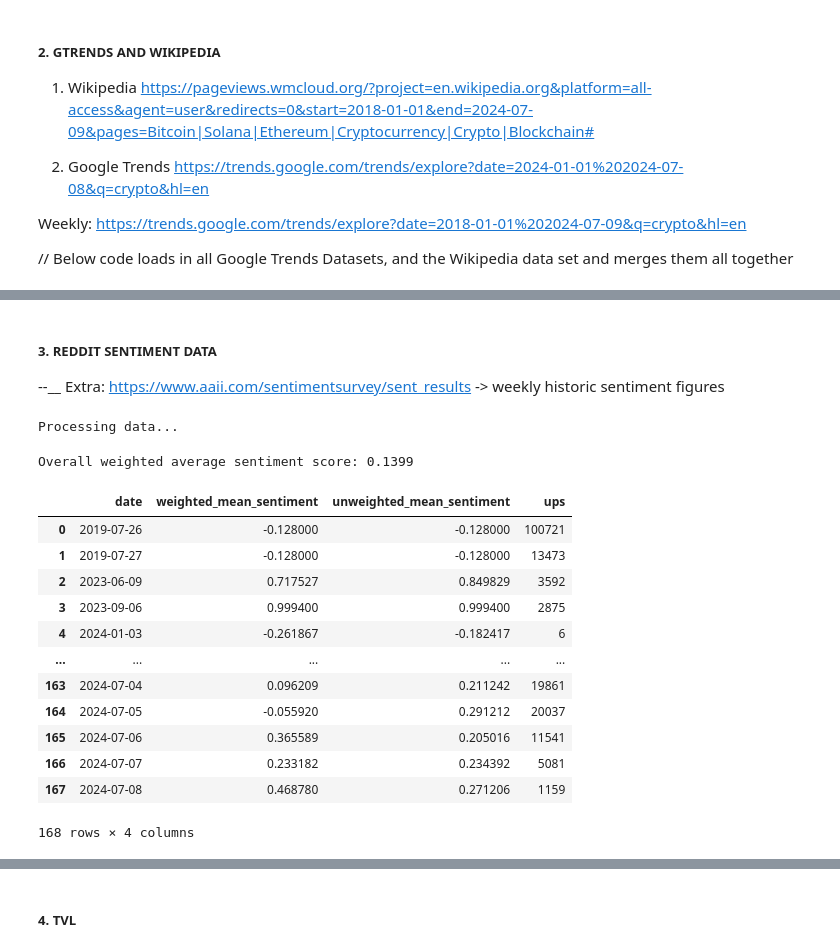
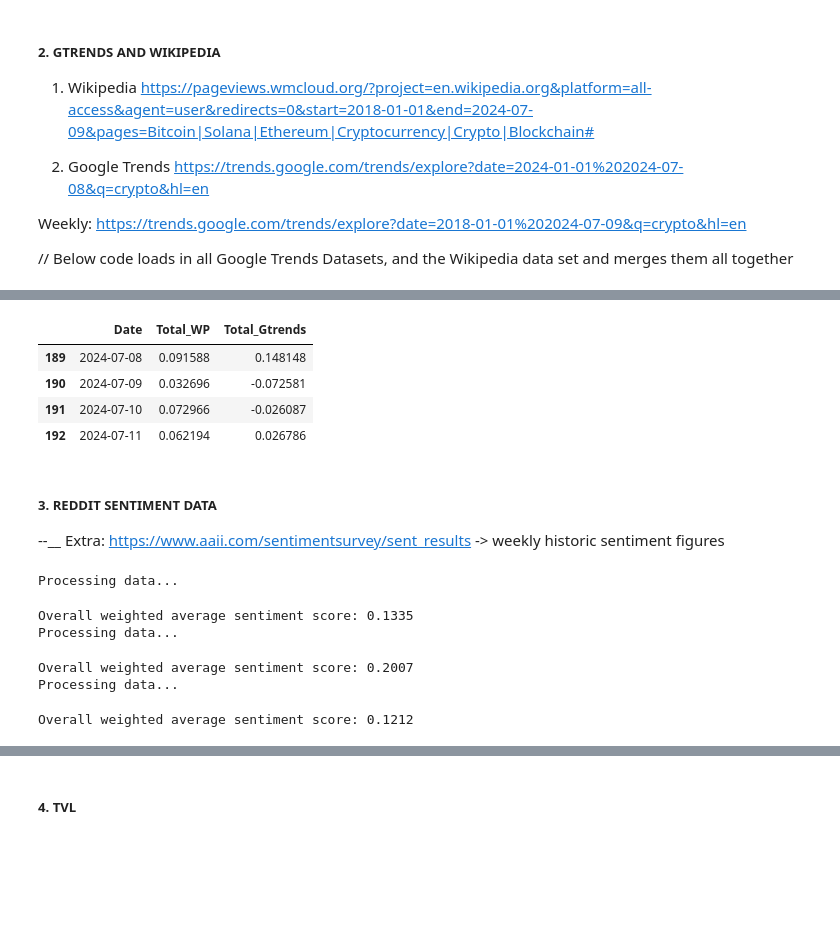
Before and after one commit to NumericCamel/Master-Thesis, a Jupyter notebook: notebook/dataset_creation.ipynb, the cells around one changed output, grey strips where cells are left out. Drawn from its saved outputs; the diff is of its cells as text; code cells hidden in the pictures; blank space fills up the shorter version.

```diff
--- a/notebook/dataset_creation.ipynb
+++ b/notebook/dataset_creation.ipynb
@@ -119,9 +119,10 @@ all_ext
 all_ext = camel.convert_to_percentage_change(all_ext, 'Date')
 all_ext.Date = pd.to_datetime(all_ext.Date)
 #all_ext_pca = camel.pca_v2(all_ext, blacklist=['Date'], n_components=4, n_feat=7)
-all_ext_pca['Date'] = all_ext['Date'].reset_index(drop=True)
-all_ext.tail(4)
+#all_ext_pca['Date'] = all_ext['Date'].reset_index(drop=True)
+
 print(all_ext.Date.min())
 print(all_ext.Date.max())
+all_ext.tail(4)
 # %% [output]
 2024-01-02 00:00:00
@@ -129,3 +130,8 @@ print(all_ext.Date.max())
+|  | Date | Total_WP | Total_Gtrends |
+| 189 | 2024-07-08 | 0.091588 | 0.148148 |
+| 190 | 2024-07-09 | 0.032696 | -0.072581 |
+| 191 | 2024-07-10 | 0.072966 | -0.026087 |
+| 192 | 2024-07-11 | 0.062194 | 0.026786 |
 # %% [markdown]
 ##### 3. REDDIT SENTIMENT DATA
 
@@ -135,29 +141,27 @@ print(all_ext.Date.max())
 btc_reddit = pd.read_csv('data/raw/reddit/BTC_R.csv')
 eth_reddit = pd.read_csv('data/raw/reddit/ETH_R.csv')
 sol_reddit = pd.read_csv('data/raw/reddit/SOL_R.csv')
+sol_reddit['date_posted'] = pd.to_datetime(sol_reddit['date_posted'], utc=True)
+sol_reddit['date_posted'] = sol_reddit['date_posted'].dt.date
+
 
 #Merge
-all_reddit = pd.concat([btc_reddit, eth_reddit, sol_reddit])
-all_reddit.date_posted = pd.to_datetime(all_reddit.date_posted, utc=True)
-all_reddit['date_posted'] = all_reddit['date_posted'].dt.strftime('%m/%d/%Y')
-all_reddit.date_posted = pd.to_datetime(all_reddit.date_posted)
+#all_reddit = pd.concat([btc_reddit, eth_reddit, sol_reddit])
+#all_reddit.date_posted = pd.to_datetime(all_reddit.date_posted, utc=True)
+#all_reddit['date_posted'] = all_reddit['date_posted'].dt.strftime('%m/%d/%Y')
+#all_reddit.date_posted = pd.to_datetime(all_reddit.date_posted)
 
-all_reddit = sentiment_analyzer.main(all_reddit)
-all_reddit.to_csv('data/processed/all_reddit_sen.csv')
-all_reddit
+#all_reddit = sentiment_analyzer.main(all_reddit)
+#all_reddit.to_csv('data/processed/all_reddit_sen.csv')
+
+
+btc_reddit_sen = sentiment_analyzer.main(btc_reddit)
+eth_reddit_sen = sentiment_analyzer.main(eth_reddit)
+sol_reddit_sen = sentiment_analyzer.main(sol_reddit)
 # %% [output]
 Processing data...
-Overall weighted average sentiment score: 0.1399
+Overall weighted average sentiment score: 0.1335
+Processing data...
-|  | date | weighted_mean_sentiment | unweighted_mean_sentiment | ups |
-| 0 | 2019-07-26 | -0.128000 | -0.128000 | 100721 |
-| 1 | 2019-07-27 | -0.128000 | -0.128000 | 13473 |
-| 2 | 2023-06-09 | 0.717527 | 0.849829 | 3592 |
-| 3 | 2023-09-06 | 0.999400 | 0.999400 | 2875 |
-| 4 | 2024-01-03 | -0.261867 | -0.182417 | 6 |
-| ... | ... | ... | ... | ... |
-| 163 | 2024-07-04 | 0.096209 | 0.211242 | 19861 |
-| 164 | 2024-07-05 | -0.055920 | 0.291212 | 20037 |
-| 165 | 2024-07-06 | 0.365589 | 0.205016 | 11541 |
-| 166 | 2024-07-07 | 0.233182 | 0.234392 | 5081 |
-| 167 | 2024-07-08 | 0.468780 | 0.271206 | 1159 |
-168 rows × 4 columns
+Overall weighted average sentiment score: 0.2007
+Processing data...
+Overall weighted average sentiment score: 0.1212
```
Also changed, not shown: parts of 10 cells of this notebook, 31 other files.
